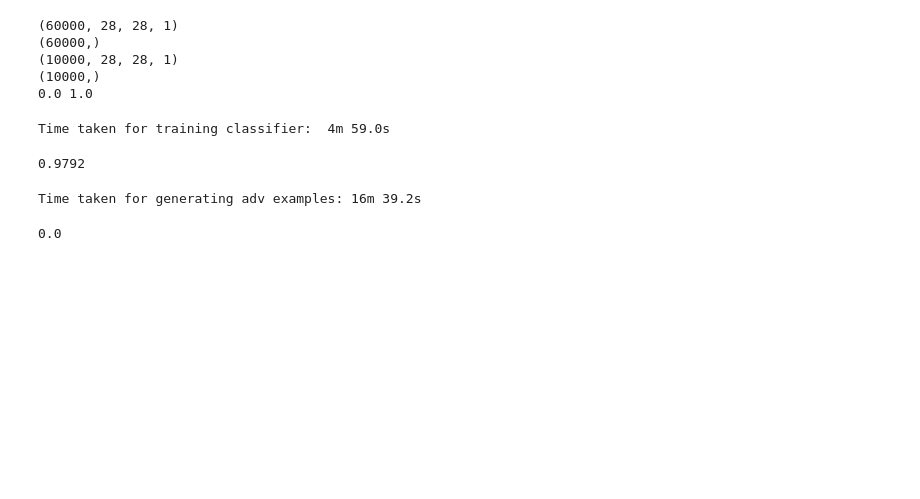
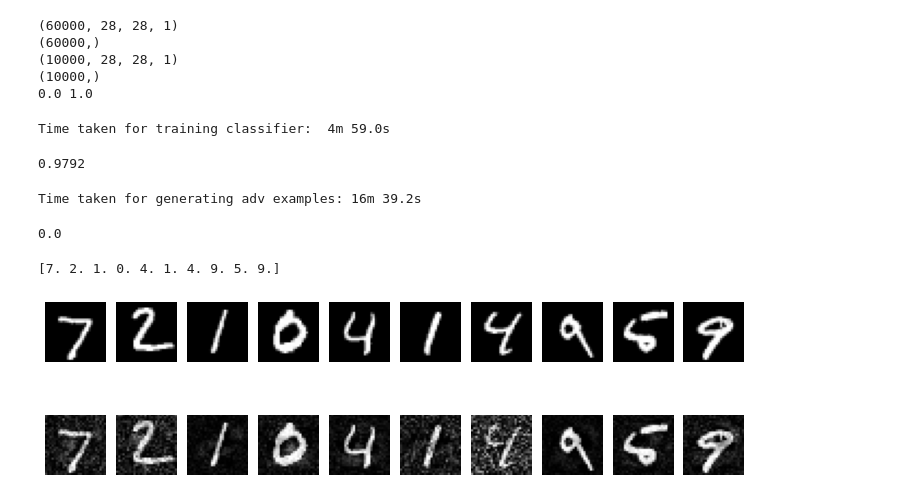
Before and after one commit to changx03/torch_tutorial, a Jupyter notebook: BoundaryAttackDemo.ipynb, the cells around one changed output. Cells and saved outputs as stored; diff of their text form; code cells hidden in the pictures; blank space fills up the shorter version.

```diff
--- a/BoundaryAttackDemo.ipynb
+++ b/BoundaryAttackDemo.ipynb
@@ -56,0 +61,8 @@ acc
+# %%
+adv = np.load('adv.npy', allow_pickle=False)
+x_clean = np.load('x_clean.npy', allow_pickle=False)
+y_true = np.load('y_true.npy', allow_pickle=False)
+# %%
+print(y_true)
+# %% [output]
+[7. 2. 1. 0. 4. 1. 4. 9. 5. 9.]
@@ -56,0 +71,15 @@ acc
+# %%
+plt.figure(figsize=(10, 4))
+for i in range(n):
+    plt.subplot(2, 10, 1+i)
+    plt.imshow(X=x_clean[i].reshape(28, 28), cmap='gray')
+    plt.axis('off')
+
+    plt.subplot(2, 10, 11+i)
+    plt.imshow(adv[i].reshape(28, 28), cmap='gray')
+    plt.axis('off')
+
+plt.tight_layout()
+plt.show()
+# %% [output]
+[figure, added]
```
Also changed, not shown: parts of 2 cells of this notebook, 3 other files.
